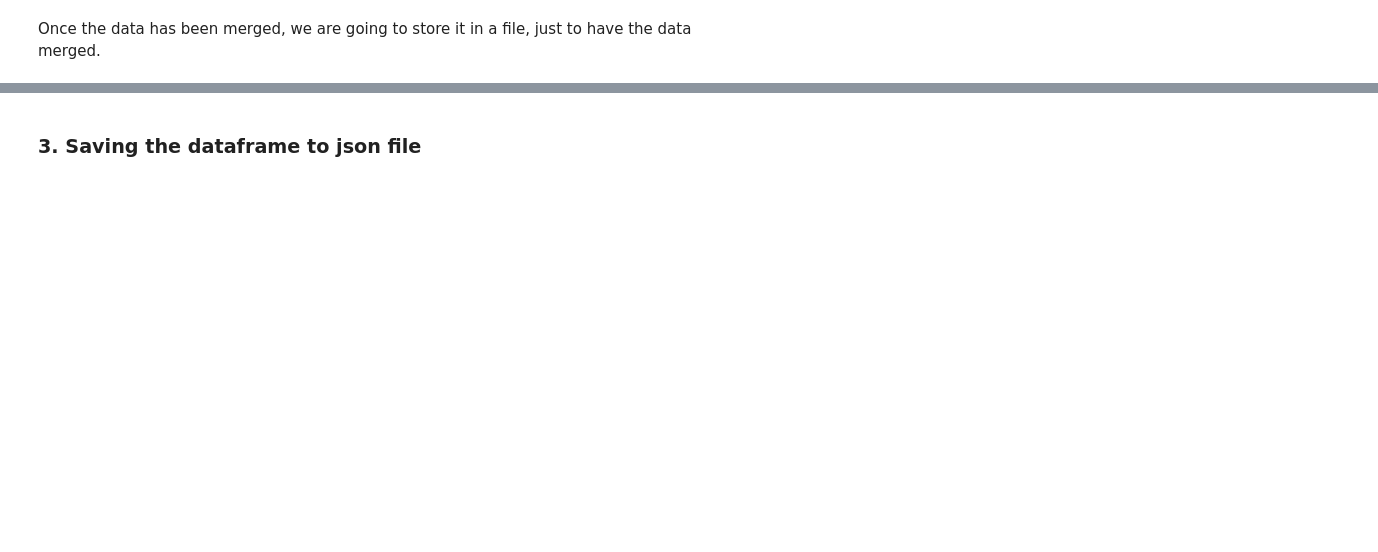
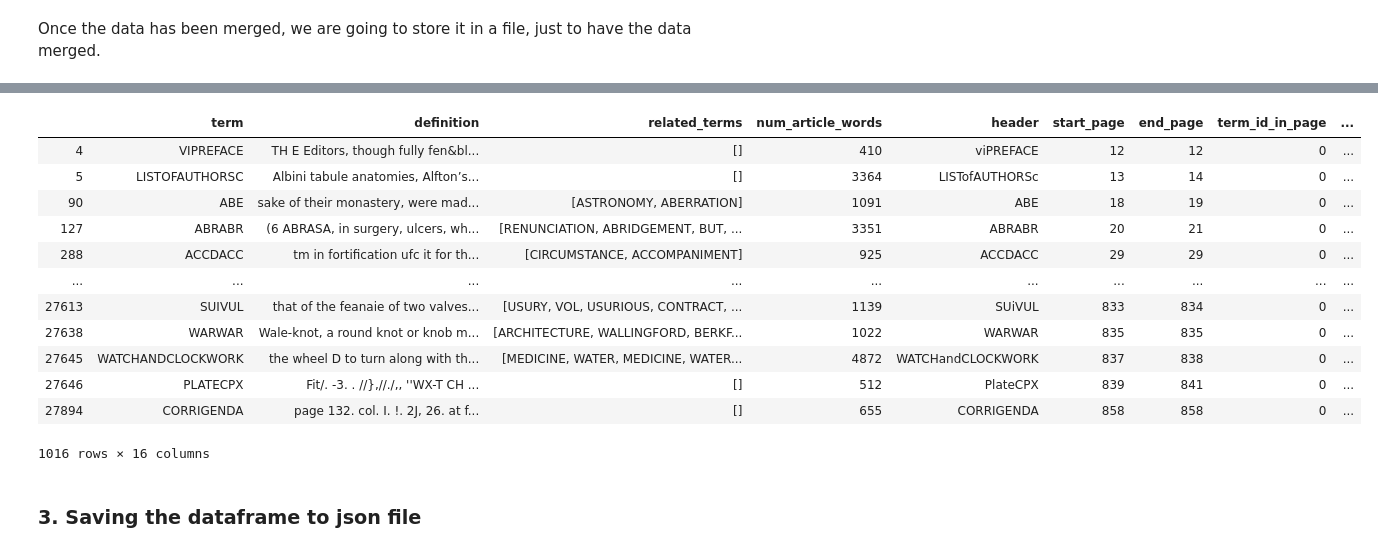
Before and after one commit to francesNLP/frances, a Jupyter notebook: NLS_EB/Merging_EB_Terms.ipynb, the cells around one changed output, grey strips where cells are left out. Cells and saved outputs as stored; diff of their text form; code cells hidden in the pictures; blank space fills up the shorter version.

```diff
--- a/NLS_EB/Merging_EB_Terms.ipynb
+++ b/NLS_EB/Merging_EB_Terms.ipynb
@@ -221,3 +303,20 @@ df.tail()
+# %%
+df_topics= df.loc[df['type_article'] == "Topic"]
+df_topics
+# %% [output]
+|  | term | definition | related_terms | num_article_words | header | start_page | end_page | term_id_in_page | ... |
+| 4 | VIPREFACE | TH E Editors, though fully fen&bl... | [] | 410 | viPREFACE | 12 | 12 | 0 | ... |
+| 5 | LISTOFAUTHORSC | Albini tabule anatomies, Alfton’s... | [] | 3364 | LISTofAUTHORSc | 13 | 14 | 0 | ... |
+| 90 | ABE | sake of their monastery, were mad... | [ASTRONOMY, ABERRATION] | 1091 | ABE | 18 | 19 | 0 | ... |
+| 127 | ABRABR | (6 ABRASA, in surgery, ulcers, wh... | [RENUNCIATION, ABRIDGEMENT, BUT, ... | 3351 | ABRABR | 20 | 21 | 0 | ... |
+| 288 | ACCDACC | tm in fortification ufc it for th... | [CIRCUMSTANCE, ACCOMPANIMENT] | 925 | ACCDACC | 29 | 29 | 0 | ... |
+| ... | ... | ... | ... | ... | ... | ... | ... | ... | ... |
+| 27613 | SUIVUL | that of the feanaie of two valves... | [USURY, VOL, USURIOUS, CONTRACT, ... | 1139 | SUiVUL | 833 | 834 | 0 | ... |
+| 27638 | WARWAR | Wale-knot, a round knot or knob m... | [ARCHITECTURE, WALLINGFORD, BERKF... | 1022 | WARWAR | 835 | 835 | 0 | ... |
+| 27645 | WATCHANDCLOCKWORK | the wheel D to turn along with th... | [MEDICINE, WATER, MEDICINE, WATER... | 4872 | WATCHandCLOCKWORK | 837 | 838 | 0 | ... |
+| 27646 | PLATECPX | Fit/. -3. . //},//./,, ''WX-T CH ... | [] | 512 | PlateCPX | 839 | 841 | 0 | ... |
+| 27894 | CORRIGENDA | page 132. col. I. !. 2J, 26. at f... | [] | 655 | CORRIGENDA | 858 | 858 | 0 | ... |
+1016 rows × 16 columns
 # %% [markdown]
 ### 3. Saving the dataframe to json file
 # %%
```
Also changed, not shown: parts of 15 cells of this notebook.
